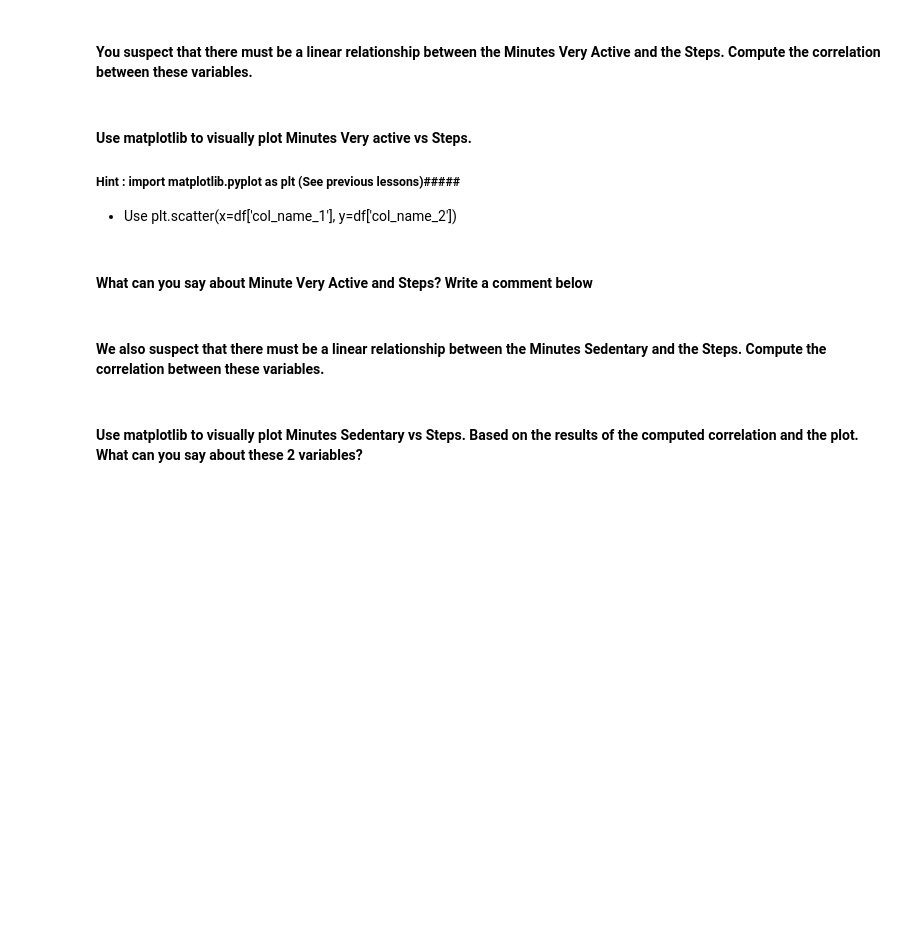
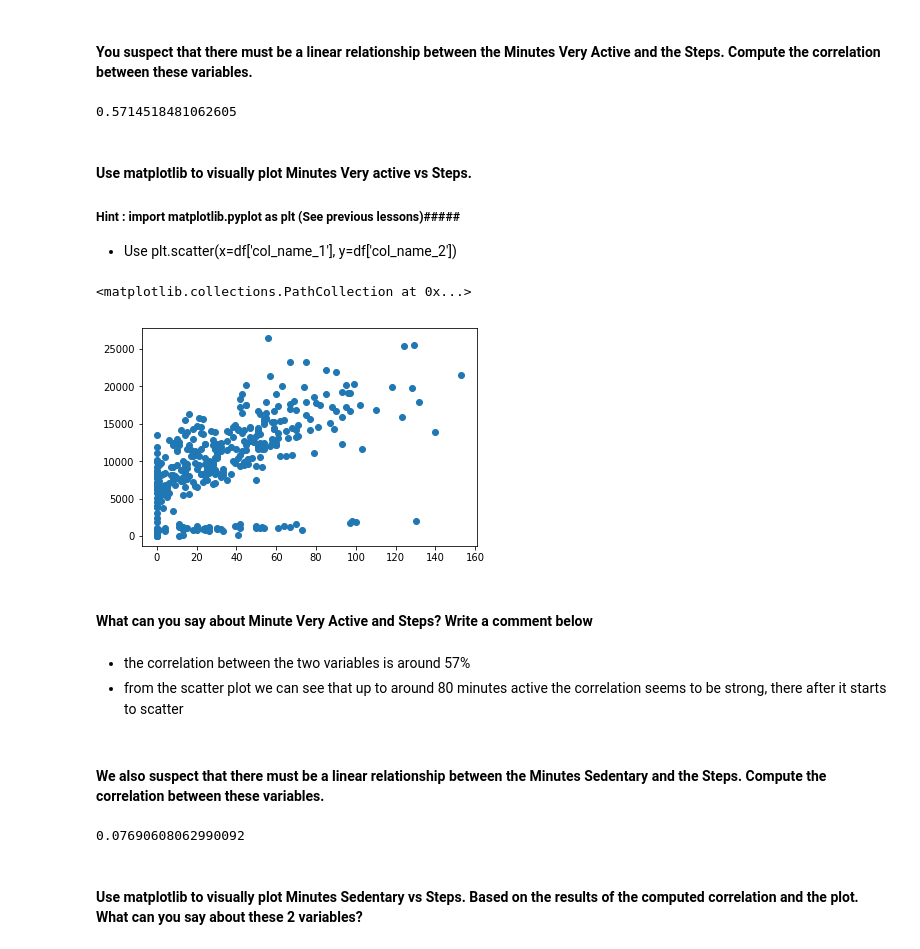
Before and after one commit to marisfont/madrid-oct-2018, a Jupyter notebook: module-2/lab-pivot-table-and-correlation/your_code/main.ipynb, the cells around one changed output. Saved outputs shown, nothing was run; the diff lists cells and outputs as text; code cells hidden in the pictures; blank space fills up the shorter version.

```diff
--- a/module-2/lab-pivot-table-and-correlation/your_code/main.ipynb
+++ b/module-2/lab-pivot-table-and-correlation/your_code/main.ipynb
@@ -173,3 +205,7 @@ fitbit.head()
+# %%
+fitbit['Minutes Very Active'].corr(fitbit['Steps'])
+# %% [output]
+0.5714518481062605
 # %% [markdown]
 #### Use matplotlib to visually plot Minutes Very active vs Steps.
 
@@ -180,2 +214,7 @@ fitbit.head()
+# %%
+plt.scatter(x=fitbit['Minutes Very Active'], y=fitbit['Steps'])
+# %% [output]
+<matplotlib.collections.PathCollection at 0x...>
+[figure, added]
 # %% [markdown]
 #### What can you say about Minute Very Active and Steps? Write a comment below
@@ -184,2 +221,5 @@ fitbit.head()
+# %% [markdown]
+- the correlation between the two variables is around 57%
+- from the scatter plot we can see that up to around 80 minutes active the correlation seems to be strong, there after it starts to scatter
 # %% [markdown]
 #### We also suspect that there must be a linear relationship between the Minutes Sedentary and the Steps. Compute the correlation between these variables.
@@ -188,2 +226,6 @@ fitbit.head()
+# %%
+fitbit['Minutes Sedentary'].corr(fitbit['Steps'])
+# %% [output]
+0.07690608062990092
 # %% [markdown]
 #### Use matplotlib to visually plot Minutes Sedentary vs Steps. Based on the results of the computed correlation and the plot. What can you say about these 2 variables?
```
Also changed, not shown: parts of 24 cells of this notebook.
